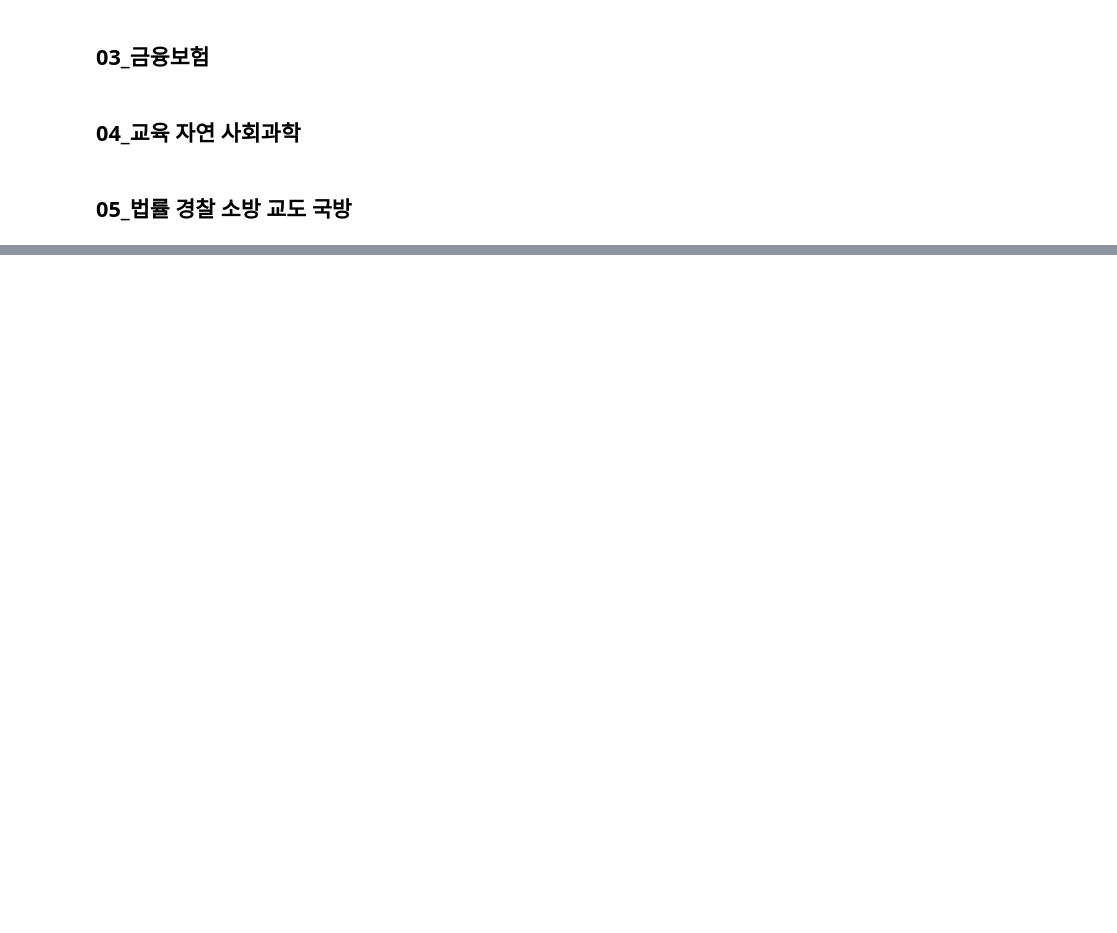
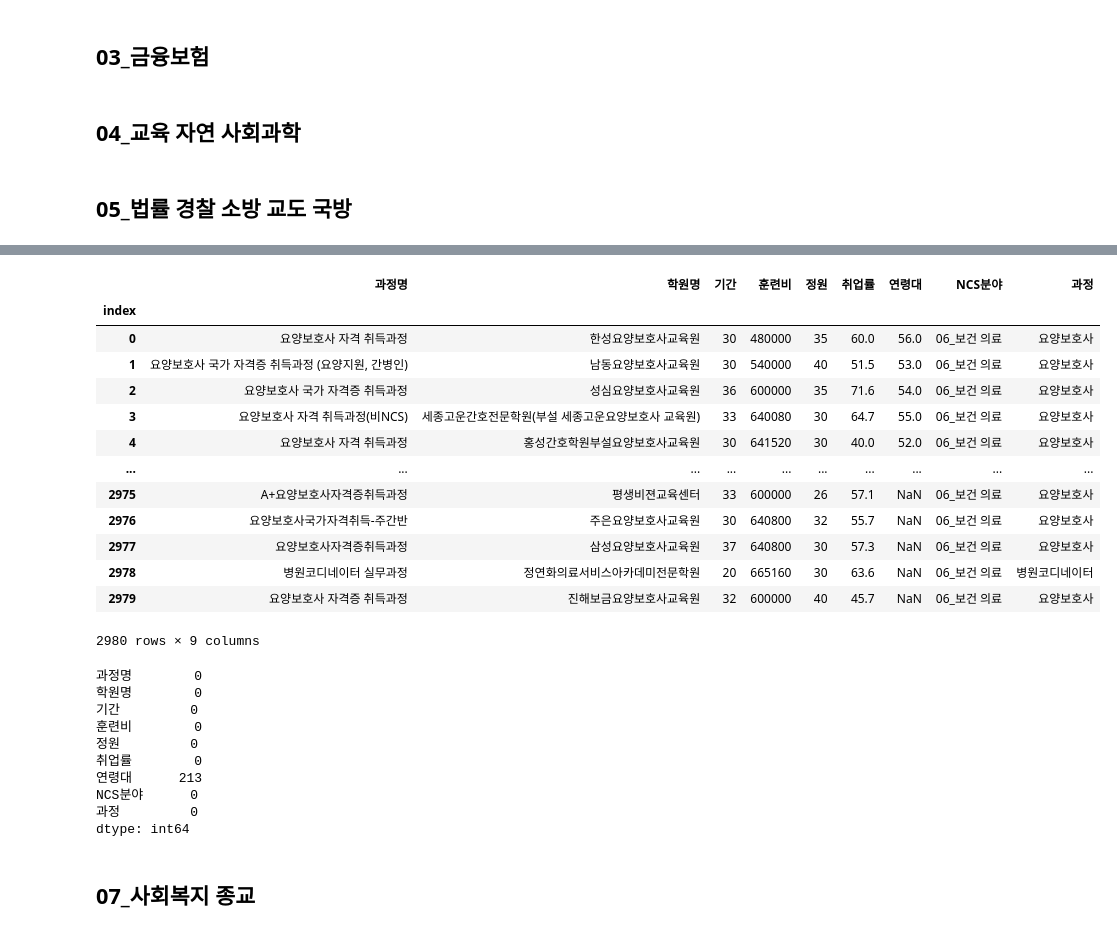
Before and after one commit to RyuJelly/jupyterlab, a Jupyter notebook: hrdcrolling/add_course.ipynb, the cells around one changed output, grey strips where cells are left out. Drawn from its saved outputs; the diff is of its cells as text; code cells hidden in the pictures; blank space fills up the shorter version.

Commit message:
Modify preprocessing

```diff
--- a/hrdcrolling/add_course.ipynb
+++ b/hrdcrolling/add_course.ipynb
@@ -178,7 +178,14 @@ df_a = re.sub('양성', '', df_a)
 df_a = re.sub('평가형', '', df_a)
 df_a = re.sub('기초', '', df_a)
 df_a = re.sub('실무', '', df_a)
-df_a = re.sub("['(', ')']", '', df_a)
+df_a = re.sub('필기', '', df_a)
+df_a = re.sub('실기', '', df_a)
+df_a = re.sub('전기', '', df_a)
+df_a = re.sub('전공', '', df_a)
+df_a = re.sub('취득', '', df_a)
+df_a = re.sub('대비', '', df_a)
+df_a = re.sub('자격', '', df_a)
+df_a = re.sub("['(', ')', '2020', '+', '_', '직원', '분야']", '', df_a)
 
 # t = Okt()
 # tokens_ko = t.nouns(df_a)
@@ -197,7 +204,7 @@ tokens_ko = hannanum.nouns(df_a)
 ko_ = nltk.Text(tokens_ko)
 ko_.vocab()
 freq_dic = dict(ko_.vocab())
-[freq_dic.pop(key) for key in ['부터까', '문제풀이', '전기전공']]
+[freq_dic.pop(key) for key in ['부터까', '문제풀이', '이론']]
 sorted(freq_dic.items(), key=lambda x: x[1], reverse=True)
 sortedDict = sorted(freq_dic.items(), key=lambda x: x[1], reverse=True)
 
@@ -228,0 +284,51 @@ print(sortlist)
+# %%
+comparelist = ['요양보호사', '간호조무사', '사회복지사', '병원코디네이터', '의료서비스', '국제의료관광코디네이터', '건강보험']
+nonelist = []
+courselist = []
+for i in range(len(df)) :
+    for n in range(len(comparelist)) :
+        if comparelist[n] in df_c[i] :
+            course = comparelist[n]
+            break;
+        else :
+            course = None
+
+    courselist.append(course)
+
+df['과정'] = courselist
+display(df)
+
+print(df.isnull().sum())
+df_p = df['과정'].tolist()
+for i in range(len(df_p)) :
+    if not(df_p[i]) :
+        print(i, df.iloc[i]['과정명'])
+
+df.to_csv("preprocessing/06_보건 의료.csv")
+# %% [output]
+|  | 과정명 | 학원명 | 기간 | 훈련비 | 정원 | 취업률 | 연령대 | NCS분야 | 과정 |
+| index |  |  |  |  |  |  |  |  |  |
+| 0 | 요양보호사 자격 취득과정 | 한성요양보호사교육원 | 30 | 480000 | 35 | 60.0 | 56.0 | 06_보건 의료 | 요양보호사 |
+| 1 | 요양보호사 국가 자격증 취득과정 (요양지원, 간병인) | 남동요양보호사교육원 | 30 | 540000 | 40 | 51.5 | 53.0 | 06_보건 의료 | 요양보호사 |
+| 2 | 요양보호사 국가 자격증 취득과정 | 성심요양보호사교육원 | 36 | 600000 | 35 | 71.6 | 54.0 | 06_보건 의료 | 요양보호사 |
+| 3 | 요양보호사 자격 취득과정(비NCS) | 세종고운간호전문학원(부설 세종고운요양보호사 교육원) | 33 | 640080 | 30 | 64.7 | 55.0 | 06_보건 의료 | 요양보호사 |
+| 4 | 요양보호사 자격 취득과정 | 홍성간호학원부설요양보호사교육원 | 30 | 641520 | 30 | 40.0 | 52.0 | 06_보건 의료 | 요양보호사 |
+| ... | ... | ... | ... | ... | ... | ... | ... | ... | ... |
+| 2975 | A+요양보호사자격증취득과정 | 평생비젼교육센터 | 33 | 600000 | 26 | 57.1 | NaN | 06_보건 의료 | 요양보호사 |
+| 2976 | 요양보호사국가자격취득-주간반 | 주은요양보호사교육원 | 30 | 640800 | 32 | 55.7 | NaN | 06_보건 의료 | 요양보호사 |
+| 2977 | 요양보호사자격증취득과정 | 삼성요양보호사교육원 | 37 | 640800 | 30 | 57.3 | NaN | 06_보건 의료 | 요양보호사 |
+| 2978 | 병원코디네이터 실무과정 | 정연화의료서비스아카데미전문학원 | 20 | 665160 | 30 | 63.6 | NaN | 06_보건 의료 | 병원코디네이터 |
+| 2979 | 요양보호사 자격증 취득과정 | 진해보금요양보호사교육원 | 32 | 600000 | 40 | 45.7 | NaN | 06_보건 의료 | 요양보호사 |
+2980 rows × 9 columns
+과정명        0
+학원명        0
+기간         0
+훈련비        0
+정원         0
+취업률        0
+연령대      213
+NCS분야      0
+과정         0
+dtype: int64
+# %% [markdown]
+## 07_사회복지 종교
```
Also changed, not shown: parts of 8 cells of this notebook, 5 other files.
